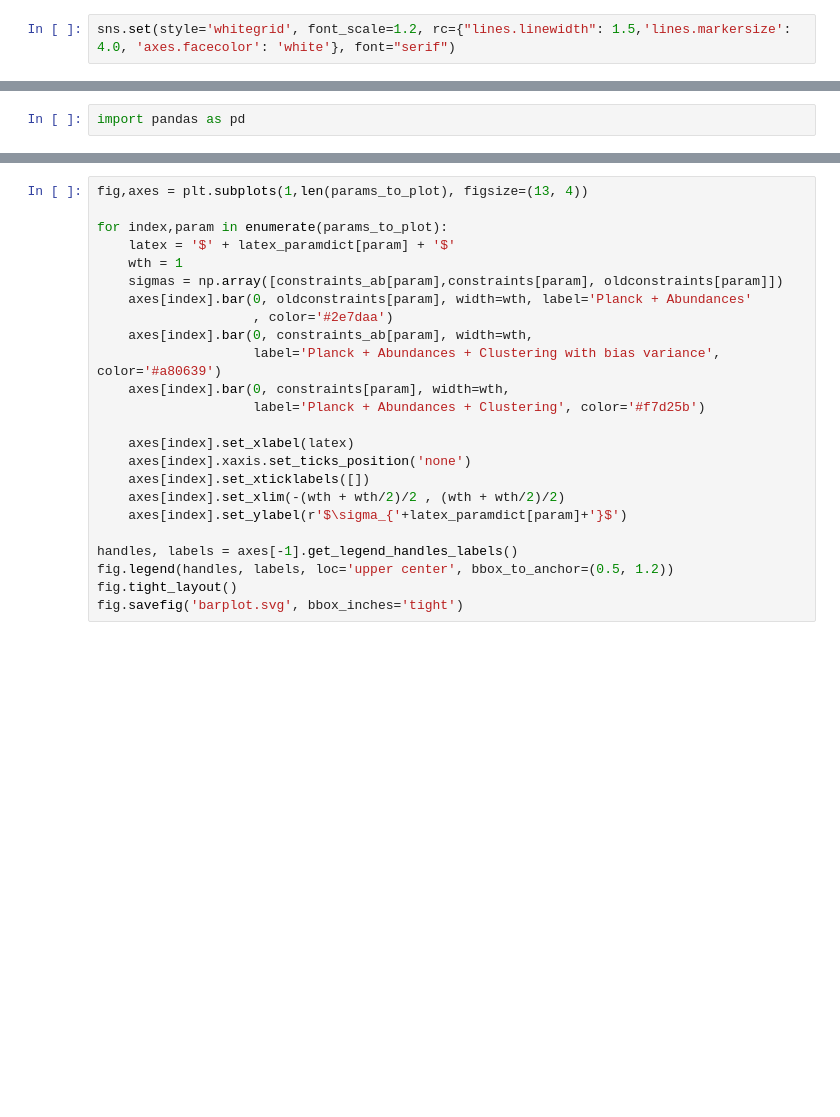
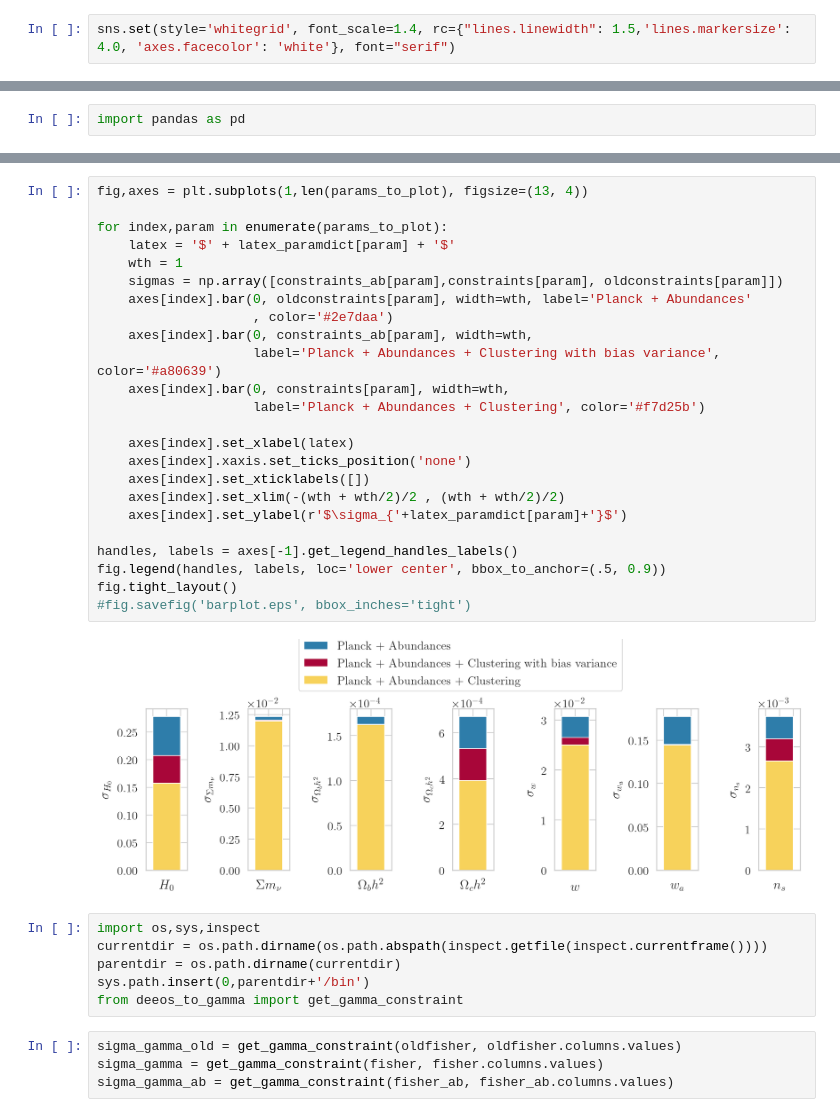
Before and after one commit to nbatta/szar, a Jupyter notebook: ipynbs/clustering_plots.ipynb, the cells around one changed output, grey strips where cells are left out. Cells and saved outputs as stored; diff of their text form; blank space fills up the shorter version.

Commit message:
New plot code for gamma

```diff
--- a/ipynbs/clustering_plots.ipynb
+++ b/ipynbs/clustering_plots.ipynb
@@ -12,7 +12,7 @@ import matplotlib.pyplot as plt
 matplotlib.rcParams.update({'figure.autolayout': True})
 import seaborn as sns
 # %%
-sns.set(style='whitegrid', font_scale=1.2, rc={"lines.linewidth": 1.5,'lines.markersize': 4.0, 'axes.facecolor': 'white'}, font="serif")
+sns.set(style='whitegrid', font_scale=1.4, rc={"lines.linewidth": 1.5,'lines.markersize': 4.0, 'axes.facecolor': 'white'}, font="serif")
 # %%
 import pickle
 import numpy as np
@@ -91,24 +93,36 @@ fig.tight_layout()
 # %%
 fig,axes = plt.subplots(1,len(params_to_plot), figsize=(13, 4))
 
 for index,param in enumerate(params_to_plot):
     latex = '$' + latex_paramdict[param] + '$'
     wth = 1
     sigmas = np.array([constraints_ab[param],constraints[param], oldconstraints[param]])
     axes[index].bar(0, oldconstraints[param], width=wth, label='Planck + Abundances'
                     , color='#2e7daa')
     axes[index].bar(0, constraints_ab[param], width=wth,
                     label='Planck + Abundances + Clustering with bias variance', color='#a80639')
     axes[index].bar(0, constraints[param], width=wth,
                     label='Planck + Abundances + Clustering', color='#f7d25b')
 
     axes[index].set_xlabel(latex)
     axes[index].xaxis.set_ticks_position('none')
     axes[index].set_xticklabels([])
     axes[index].set_xlim(-(wth + wth/2)/2 , (wth + wth/2)/2)
     axes[index].set_ylabel(r'$\sigma_{'+latex_paramdict[param]+'}$')
 
 handles, labels = axes[-1].get_legend_handles_labels()
-fig.legend(handles, labels, loc='upper center', bbox_to_anchor=(0.5, 1.2))
+fig.legend(handles, labels, loc='lower center', bbox_to_anchor=(.5, 0.9))
 fig.tight_layout()
-fig.savefig('barplot.svg', bbox_inches='tight')
+#fig.savefig('barplot.eps', bbox_inches='tight')
+# %% [output]
+[figure, added]
+# %%
+import os,sys,inspect
+currentdir = os.path.dirname(os.path.abspath(inspect.getfile(inspect.currentframe())))
+parentdir = os.path.dirname(currentdir)
+sys.path.insert(0,parentdir+'/bin')
+from deeos_to_gamma import get_gamma_constraint
+# %%
+sigma_gamma_old = get_gamma_constraint(oldfisher, oldfisher.columns.values)
+sigma_gamma = get_gamma_constraint(fisher, fisher.columns.values)
+sigma_gamma_ab = get_gamma_constraint(fisher_ab, fisher_ab.columns.values)
```
Also changed, not shown: parts of 2 cells of this notebook, 1 other file.
